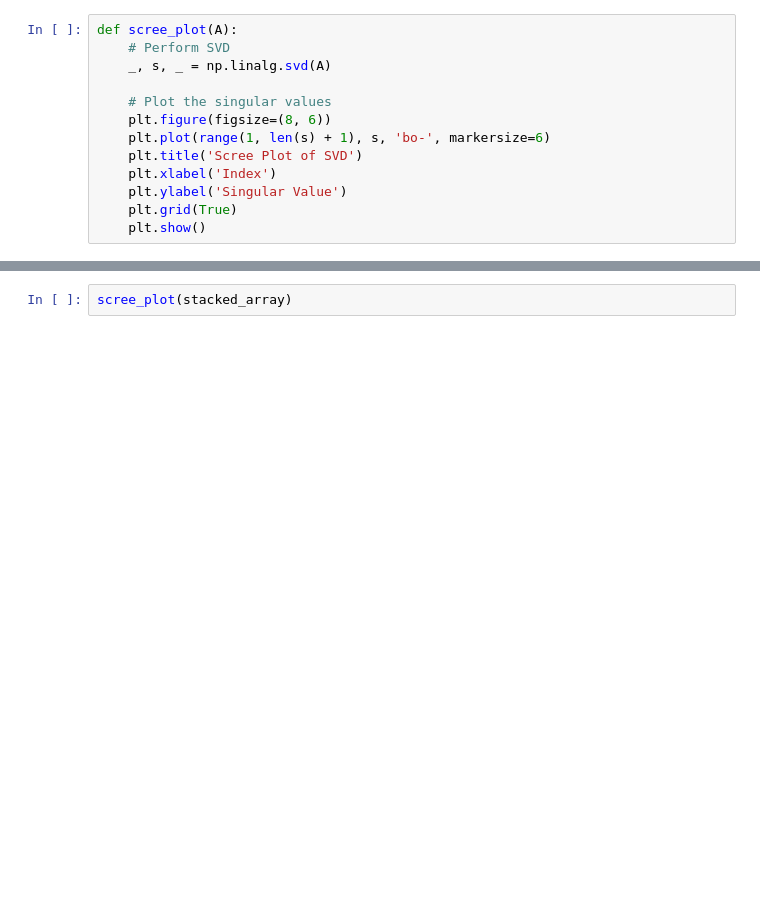
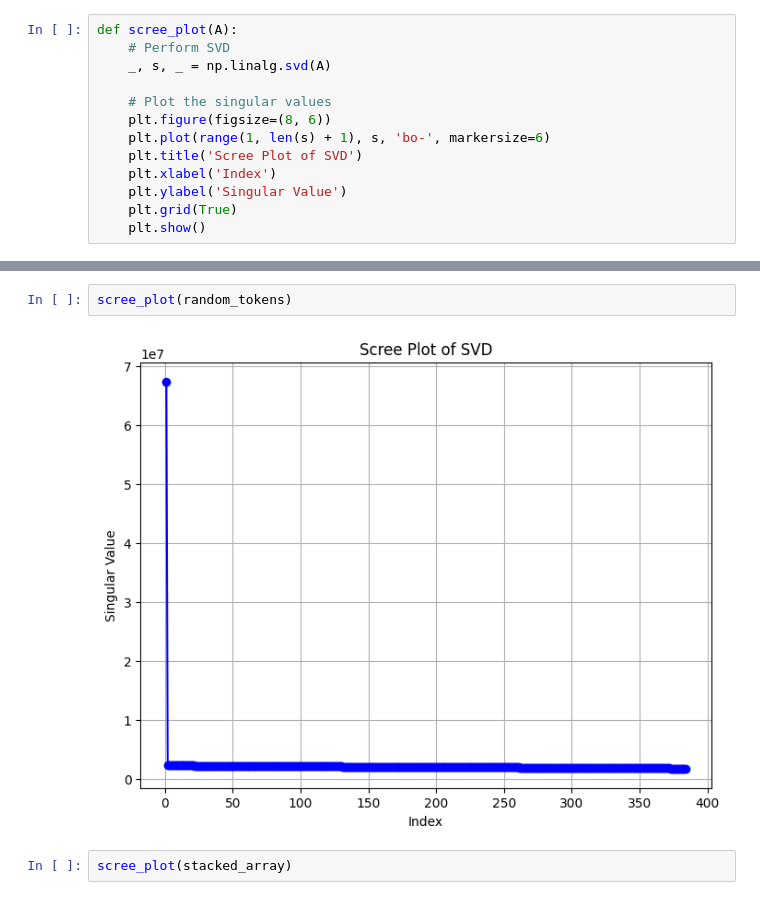
Before and after one commit to iz05/gpt-token-visual, a Jupyter notebook: playground.ipynb, the cells around one changed output, grey strips where cells are left out. Saved outputs shown, nothing was run; the diff lists cells and outputs as text; blank space fills up the shorter version.

```diff
--- a/playground.ipynb
+++ b/playground.ipynb
@@ -351,3 +478,7 @@ def scree_plot(A):
+# %%
+scree_plot(random_tokens)
+# %% [output]
+[figure, added]
 # %%
 scree_plot(stacked_array)
 # %% [output]
```
Also changed, not shown: parts of 13 cells of this notebook, 1 other file.
